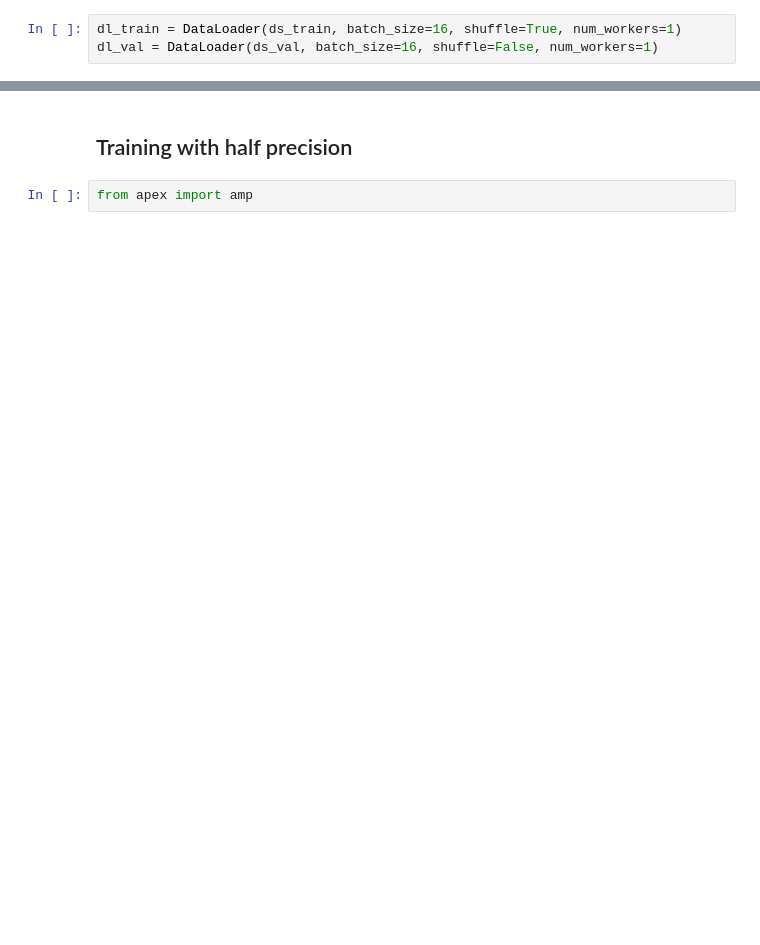
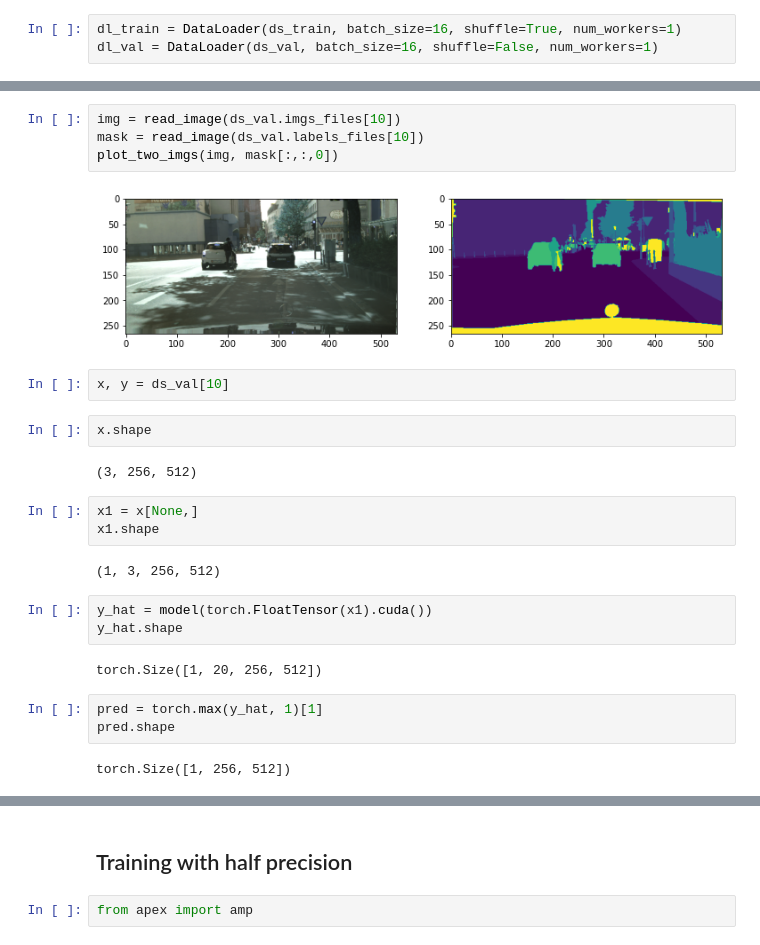
Before and after one commit to parrt/fundamentals-of-deep-learning, a Jupyter notebook: notebooks/11.Image-segmentation.ipynb, the cells around one changed output, grey strips where cells are left out. Cells and saved outputs as stored; diff of their text form; blank space fills up the shorter version.

```diff
--- a/notebooks/11.Image-segmentation.ipynb
+++ b/notebooks/11.Image-segmentation.ipynb
@@ -471,0 +489,27 @@ train loss: 0.657 val loss: 0.710
+# %%
+img = read_image(ds_val.imgs_files[10])
+mask = read_image(ds_val.labels_files[10])
+plot_two_imgs(img, mask[:,:,0])
+# %% [output]
+[figure, added]
+# %%
+x, y = ds_val[10]
+# %%
+x.shape
+# %% [output]
+(3, 256, 512)
+# %%
+x1 = x[None,]
+x1.shape
+# %% [output]
+(1, 3, 256, 512)
+# %%
+y_hat = model(torch.FloatTensor(x1).cuda())
+y_hat.shape
+# %% [output]
+torch.Size([1, 20, 256, 512])
+# %%
+pred = torch.max(y_hat, 1)[1]
+pred.shape
+# %% [output]
+torch.Size([1, 256, 512])
```
Also changed, not shown: parts of 29 cells of this notebook.
